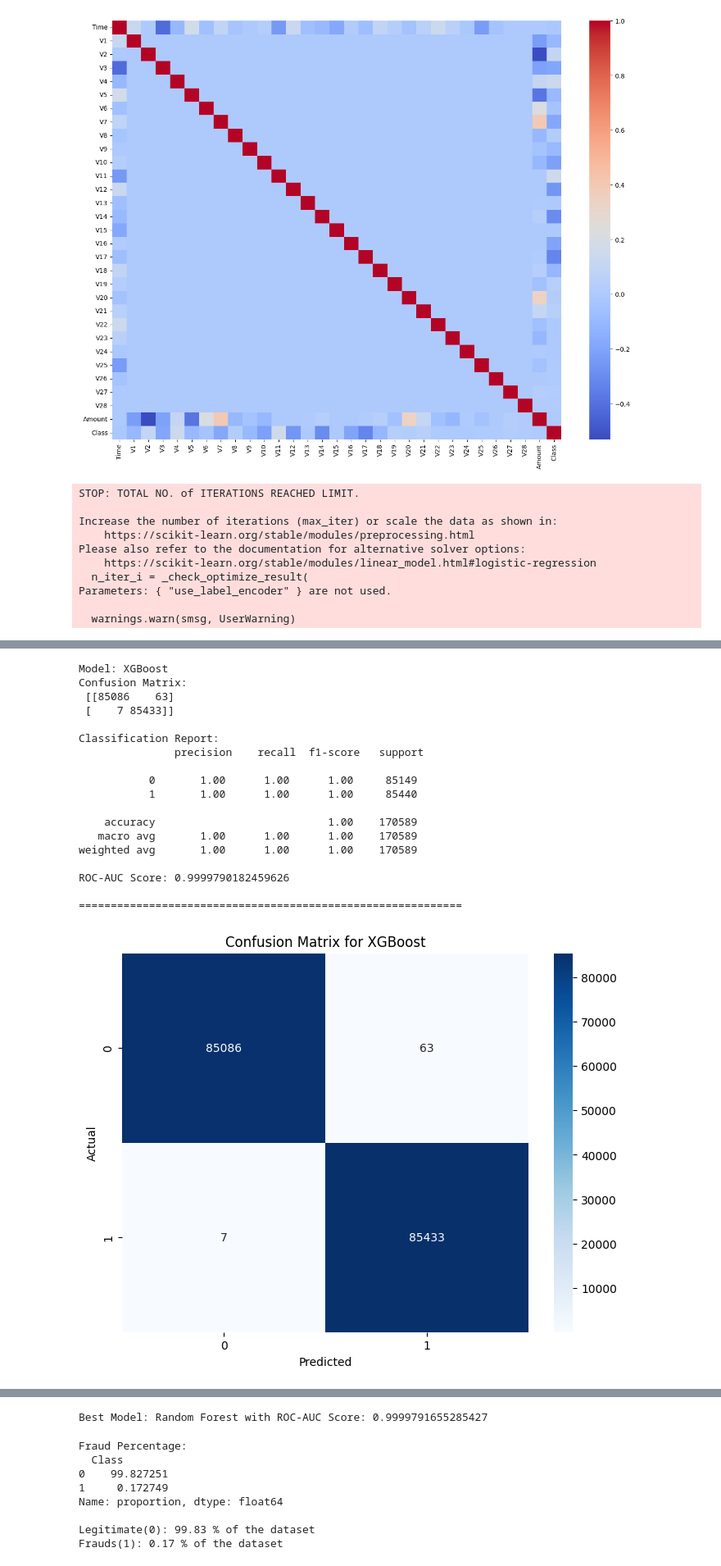
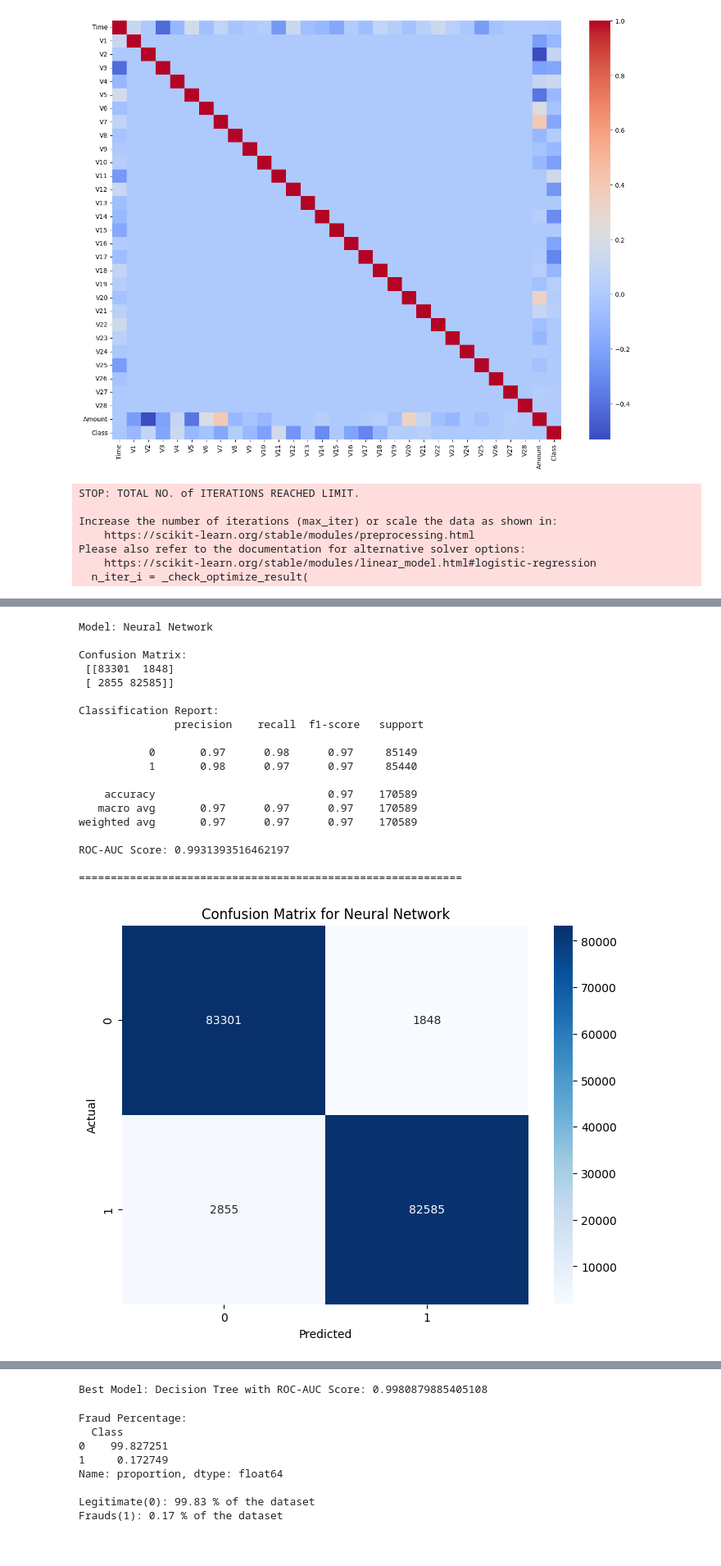
Before and after one commit to Adukemi/OASIS_INFOBYTE, a Jupyter notebook: Project3_L2.ipynb, the cells around one changed output, grey strips where cells are left out. Shown at 82% size. Saved outputs shown, nothing was run; the diff lists cells and outputs as text; code cells hidden in the pictures.

```diff
--- a/Project3_L2.ipynb
+++ b/Project3_L2.ipynb
@@ -81,6 +83,9 @@ df['Amount'] = scaler.fit_transform(df[['Amount']])
 # Handle Class Imbalance : Fraud datasets are often imbalanced. Use techniques like SMOTE or undersampling.
 X = df.drop('Class', axis=1)
 y = df['Class']
+
+X = X[~y.isnull()]  # Keep rows where 'y' is not NaN
+y = y[~y.isnull()]  # Keep corresponding 'y' values
 
 smote = SMOTE()
 X_resampled, y_resampled = smote.fit_resample(X, y)
@@ -115,8 +120,7 @@ plt.show()
 [figure]
 # %%
 # Dimensionality Reduction: If features V15-V28 are PCA components, retain the most important ones.
-
-pca = PCA(n_components=10)  # Example: Retain 10 components
+pca = PCA(n_components=10)
 X_pca = pca.fit_transform(X_resampled)
 
 # Split the Dataset: Divide the data into training and testing sets:
@@ -124,9 +128,9 @@ X_train, X_test, y_train, y_test = train_test_split(X_pca, y_resampled, test_siz
 
 # Train Models
 models = {
-    "Logistic Regression": LogisticRegression(max_iter=1000),
-    "Random Forest": RandomForestClassifier(),
-    "XGBoost": XGBClassifier(use_label_encoder=False, eval_metric='logloss')
+    "Logistic Regression": LogisticRegression(max_iter=2000),  # Increased max_iter
+    "Decision Tree": DecisionTreeClassifier(),
+    "Neural Network": MLPClassifier(max_iter=2000)  # Added Neural Network
 }
 
 # Evaluate the model
@@ -148,9 +152,8 @@ for name, model in models.items():
 best_model = max(results, key=lambda k: results[k]["ROC-AUC Score"])
 
 for name, result in results.items():
-    print("\n")
     print(f"Model: {name}")
-    print("Confusion Matrix:\n", result["Confusion Matrix"])
+    print("\nConfusion Matrix:\n", result["Confusion Matrix"])
     print("\nClassification Report:\n", result["Classification Report"])
     print("ROC-AUC Score:", result["ROC-AUC Score"])
     print("\n" + "="*60 + "\n")
@@ -185,7 +188,4 @@ Increase the number of iterations (max_iter) or scale the data as shown in:
 Please also refer to the documentation for alternative solver options:
     https://scikit-learn.org/stable/modules/linear_model.html#logistic-regression
   n_iter_i = _check_optimize_result(
-Parameters: { "use_label_encoder" } are not used.
-
-  warnings.warn(smsg, UserWarning)
 Model: Logistic Regression
@@ -231,19 +233,20 @@ ROC-AUC Score: 0.9999791655285427
-Model: XGBoost
+Model: Neural Network
+
 Confusion Matrix:
- [[85086    63]
- [    7 85433]]
+ [[83301  1848]
+ [ 2855 82585]]
 
 Classification Report:
                precision    recall  f1-score   support
 
-           0       1.00      1.00      1.00     85149
-           1       1.00      1.00      1.00     85440
+           0       0.97      0.98      0.97     85149
+           1       0.98      0.97      0.97     85440
 
-    accuracy                           1.00    170589
-   macro avg       1.00      1.00      1.00    170589
-weighted avg       1.00      1.00      1.00    170589
+    accuracy                           0.97    170589
+   macro avg       0.97      0.97      0.97    170589
+weighted avg       0.97      0.97      0.97    170589
 
-ROC-AUC Score: 0.9999790182459626
+ROC-AUC Score: 0.9931393516462197
 
 ============================================================
-[figure, old version]
+[figure, new version]
@@ -251,4 +254,4 @@ ROC-AUC Score: 0.9999790182459626
-Best Model: Random Forest with ROC-AUC Score: 0.9999791655285427
+Best Model: Decision Tree with ROC-AUC Score: 0.9980879885405108
 # %%
 # Check the percentage of fraud
 fraud_percentage = df['Class'].value_counts(normalize=True) * 100
```
Also changed, not shown: parts of 2 cells of this notebook.
